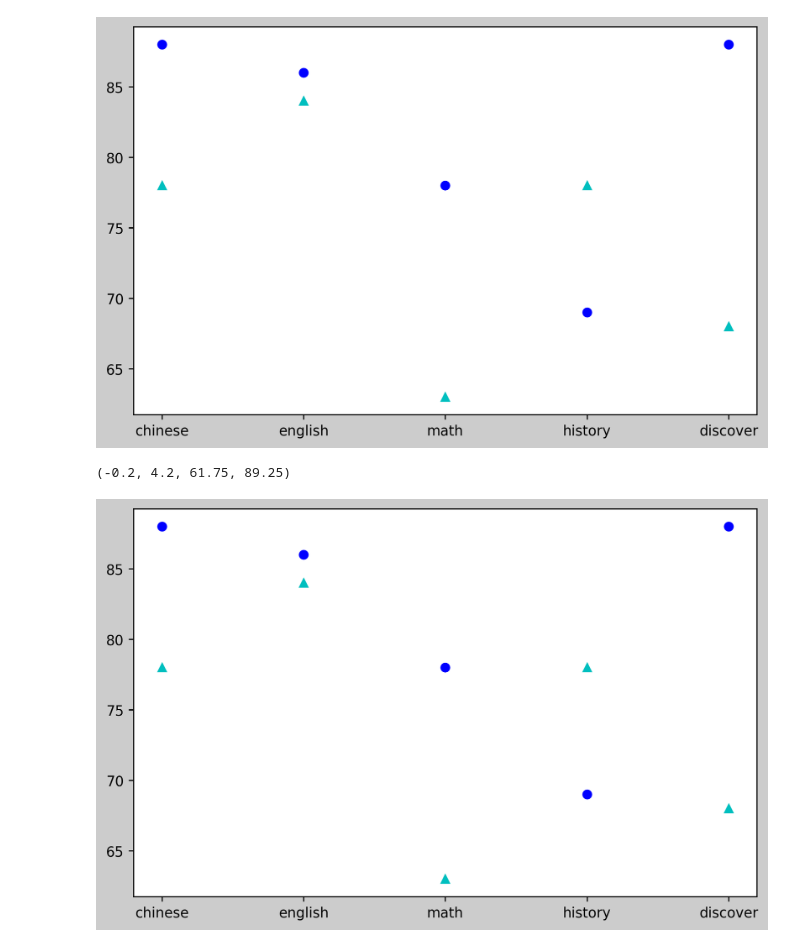
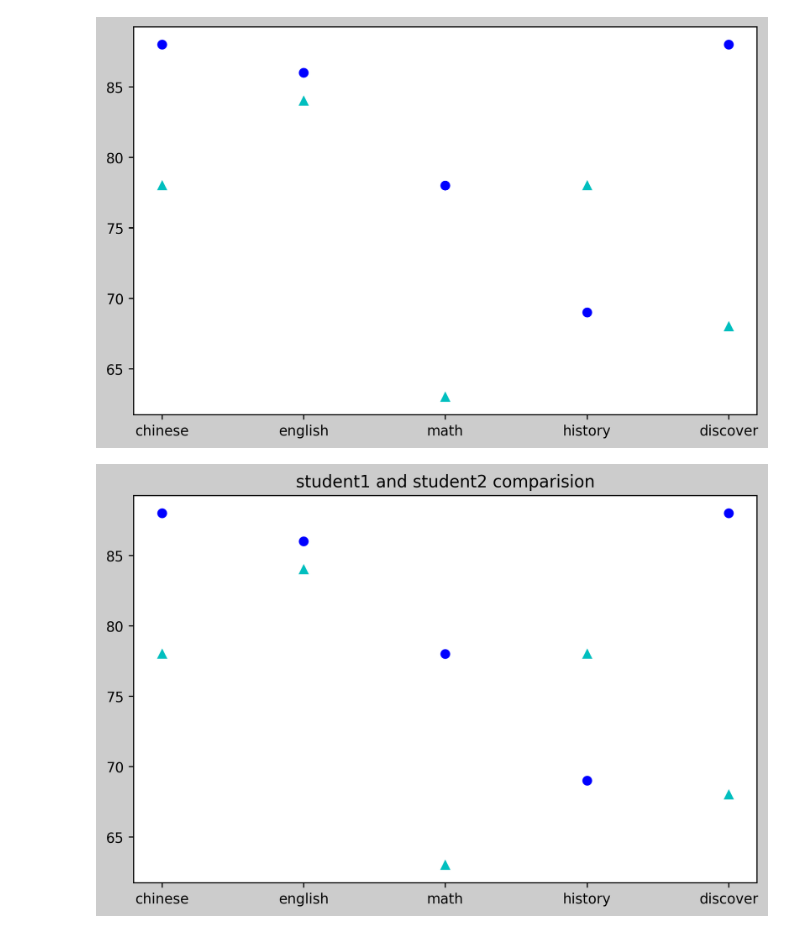
Before and after one commit to sofeini/0701, a Jupyter notebook: lesson11.ipynb, the cells around one changed output. Drawn from its saved outputs; the diff is of its cells as text; code cells hidden in the pictures.

```diff
--- a/lesson11.ipynb
+++ b/lesson11.ipynb
@@ -86,21 +86,21 @@ plt.show()
 # %% [output]
 [figure]
 # %%
+
 student1 = {'chinese':88, 'english':86, 'math':78, 'history':69, 'discover':88}
 student2 = {'chinese':78, 'english':84, 'math':63, 'history':78, 'discover':68}
 
 subjects = list(student1.keys())
 value1 = list(student1.values())
 value2 = list(student2.values())
 
 figure = plt.figure(figsize=(8.0,5.0) , dpi=250.0, facecolor="#cccccc")
 ax = figure.add_subplot()
+ax.set_title('student1 and student2 comparision') #加標題
 ax.plot(subjects , value1 , 'bo')
 
 ax.plot(subjects , value2 , 'c^')
-print(ax.axis())
-ax.annotate('studebt1', (3, 30))
+
 plt.show()
 # %% [output]
-(-0.2, 4.2, 61.75, 89.25)
-[figure, old version]
+[figure, new version]
```
Also changed, not shown: parts of 1 cell of this notebook.
